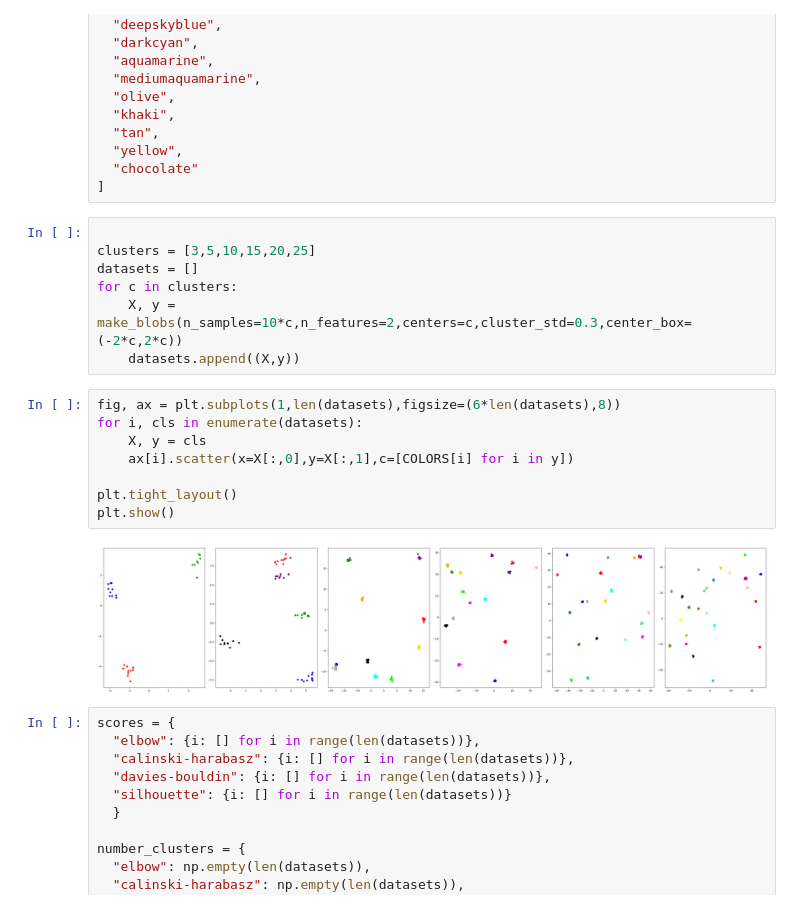
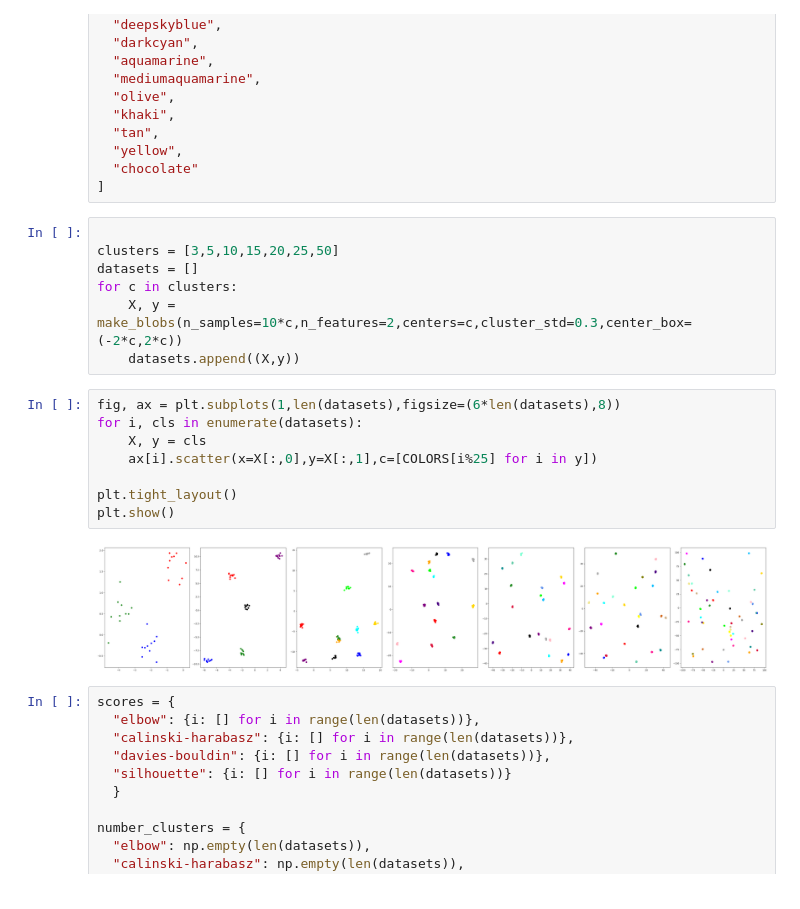
Before and after one commit to FMIFH/Projects, a Jupyter notebook: Elbow method replacements/diferent_choices_for_elbow.ipynb, the cells around one changed output. Saved outputs shown, nothing was run; the diff lists cells and outputs as text.

```diff
--- a/Elbow method replacements/diferent_choices_for_elbow.ipynb
+++ b/Elbow method replacements/diferent_choices_for_elbow.ipynb
@@ -37,7 +37,7 @@ COLORS = [
 ]
 # %%
 
-clusters = [3,5,10,15,20,25]
+clusters = [3,5,10,15,20,25,50]
 datasets = []
 for c in clusters:
     X, y = make_blobs(n_samples=10*c,n_features=2,centers=c,cluster_std=0.3,center_box=(-2*c,2*c))
@@ -45,13 +45,13 @@ for c in clusters:
 # %%
 fig, ax = plt.subplots(1,len(datasets),figsize=(6*len(datasets),8))
 for i, cls in enumerate(datasets):
     X, y = cls
-    ax[i].scatter(x=X[:,0],y=X[:,1],c=[COLORS[i] for i in y])
+    ax[i].scatter(x=X[:,0],y=X[:,1],c=[COLORS[i%25] for i in y])
 
 plt.tight_layout()
 plt.show()
 # %% [output]
-[figure, old version]
+[figure, new version]
 # %%
 scores = {
   "elbow": {i: [] for i in range(len(datasets))},
```
Also changed, not shown: parts of 2 cells of this notebook.
